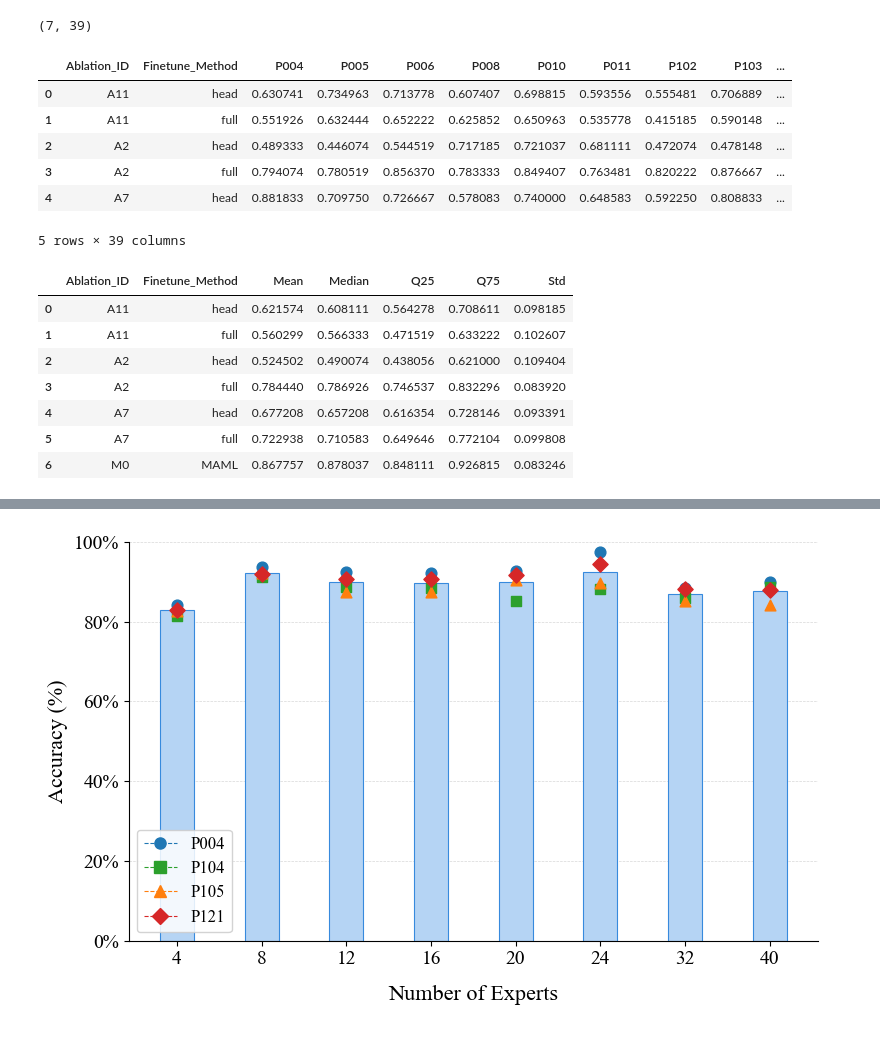
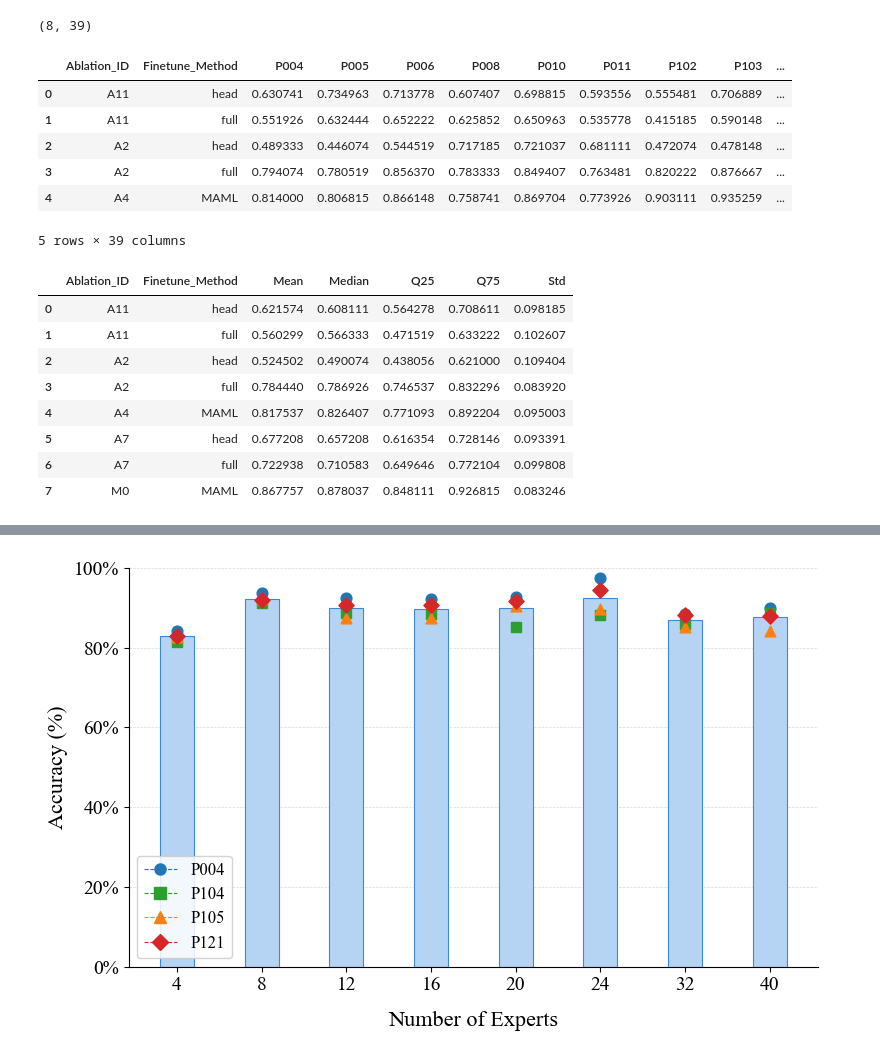
Before and after one commit to kdmalc/pers-gest-cls, a Jupyter notebook: paper_figures/L2SO/NeurIPS_Figures_L2SO.ipynb, the cells around one changed output, grey strips where cells are left out. Saved outputs shown, nothing was run; the diff lists cells and outputs as text; code cells hidden in the pictures.

```diff
--- a/paper_figures/L2SO/NeurIPS_Figures_L2SO.ipynb
+++ b/paper_figures/L2SO/NeurIPS_Figures_L2SO.ipynb
@@ -77,18 +77,24 @@ def parse_l2so_fold_results(data: dict, ablation_id: str) -> list[dict]:
     """
     head_accs: dict = {}
     full_accs: dict = {}
+    maml_accs: dict = {}
 
-    for fold in data['fold_results']:
-        head_accs.update(fold['test_head_only']['per_user_acc'])
-        full_accs.update(fold['test_full_ft']['per_user_acc'])
-
-    assert set(head_accs.keys()) == set(full_accs.keys()), \
-        f"{ablation_id}: head and full ft subject sets differ"
-
-    return [
-        make_row_l2so(ablation_id, 'head', head_accs),
-        make_row_l2so(ablation_id, 'full', full_accs),
-    ]
+    if ablation_id in ["A2", "A7", "A11"]:  # NON-MAML
+        for fold in data['fold_results']:
+            head_accs.update(fold['test_head_only']['per_user_acc'])
+            full_accs.update(fold['test_full_ft']['per_user_acc'])
+        assert set(head_accs.keys()) == set(full_accs.keys()), \
+            f"{ablation_id}: head and full ft subject sets differ"
+        return [
+            make_row_l2so(ablation_id, 'head', head_accs),
+            make_row_l2so(ablation_id, 'full', full_accs),
+        ]
+    elif ablation_id in ["A1", "A4", "A8"]:  # MAML
+        for fold in data['fold_results']:
+            maml_accs.update(fold['test_results']['per_user_acc'])
+        return [
+            make_row_l2so(ablation_id, 'MAML', maml_accs),
+        ]
 
 
 def parse_l2so_per_subject_top_level(data: dict, ablation_id: str) -> list[dict]:
@@ -190,26 +196,27 @@ def load_l2so_folder(folder: Path, m0_folder: Path | None = None) -> pd.DataFram
 FOLDER_L2SO = Path(r"C:\Users\kdmen\OneDrive\Desktop\Spring26\MAML_MOE_NeurIPS26\raw_results\paper_l2so_jsons")
 M0_FOLDER   = Path(r"C:\Users\kdmen\OneDrive\Desktop\Spring26\MAML_MOE_NeurIPS26\raw_results\paper_L2SO_jsons\M0_collected_jsons")
 
-df_l2so = load_l2so_folder(FOLDER_L2SO, m0_folder=M0_FOLDER)
-print(df_l2so.shape)
-df_l2so.head()
+df = load_l2so_folder(FOLDER_L2SO, m0_folder=M0_FOLDER)
+print(df.shape)
+df.head()
 # %% [output]
-(7, 39)
+(8, 39)
 |  | Ablation_ID | Finetune_Method | P004 | P005 | P006 | P008 | P010 | P011 | P102 | P103 | ... |
 | 0 | A11 | head | 0.630741 | 0.734963 | 0.713778 | 0.607407 | 0.698815 | 0.593556 | 0.555481 | 0.706889 | ... |
 | 1 | A11 | full | 0.551926 | 0.632444 | 0.652222 | 0.625852 | 0.650963 | 0.535778 | 0.415185 | 0.590148 | ... |
 | 2 | A2 | head | 0.489333 | 0.446074 | 0.544519 | 0.717185 | 0.721037 | 0.681111 | 0.472074 | 0.478148 | ... |
 | 3 | A2 | full | 0.794074 | 0.780519 | 0.856370 | 0.783333 | 0.849407 | 0.763481 | 0.820222 | 0.876667 | ... |
-| 4 | A7 | head | 0.881833 | 0.709750 | 0.726667 | 0.578083 | 0.740000 | 0.648583 | 0.592250 | 0.808833 | ... |
+| 4 | A4 | MAML | 0.814000 | 0.806815 | 0.866148 | 0.758741 | 0.869704 | 0.773926 | 0.903111 | 0.935259 | ... |
 5 rows × 39 columns
 # %%
-df_l2so[['Ablation_ID', 'Finetune_Method', 'Mean', 'Median', 'Q25', 'Q75', 'Std']]
+df[['Ablation_ID', 'Finetune_Method', 'Mean', 'Median', 'Q25', 'Q75', 'Std']]
 # %% [output]
 |  | Ablation_ID | Finetune_Method | Mean | Median | Q25 | Q75 | Std |
 | 0 | A11 | head | 0.621574 | 0.608111 | 0.564278 | 0.708611 | 0.098185 |
 | 1 | A11 | full | 0.560299 | 0.566333 | 0.471519 | 0.633222 | 0.102607 |
 | 2 | A2 | head | 0.524502 | 0.490074 | 0.438056 | 0.621000 | 0.109404 |
 | 3 | A2 | full | 0.784440 | 0.786926 | 0.746537 | 0.832296 | 0.083920 |
-| 4 | A7 | head | 0.677208 | 0.657208 | 0.616354 | 0.728146 | 0.093391 |
-| 5 | A7 | full | 0.722938 | 0.710583 | 0.649646 | 0.772104 | 0.099808 |
-| 6 | M0 | MAML | 0.867757 | 0.878037 | 0.848111 | 0.926815 | 0.083246 |
+| 4 | A4 | MAML | 0.817537 | 0.826407 | 0.771093 | 0.892204 | 0.095003 |
+| 5 | A7 | head | 0.677208 | 0.657208 | 0.616354 | 0.728146 | 0.093391 |
+| 6 | A7 | full | 0.722938 | 0.710583 | 0.649646 | 0.772104 | 0.099808 |
+| 7 | M0 | MAML | 0.867757 | 0.878037 | 0.848111 | 0.926815 | 0.083246 |
```
Also changed, not shown: parts of 9 cells of this notebook, 7 other files.
